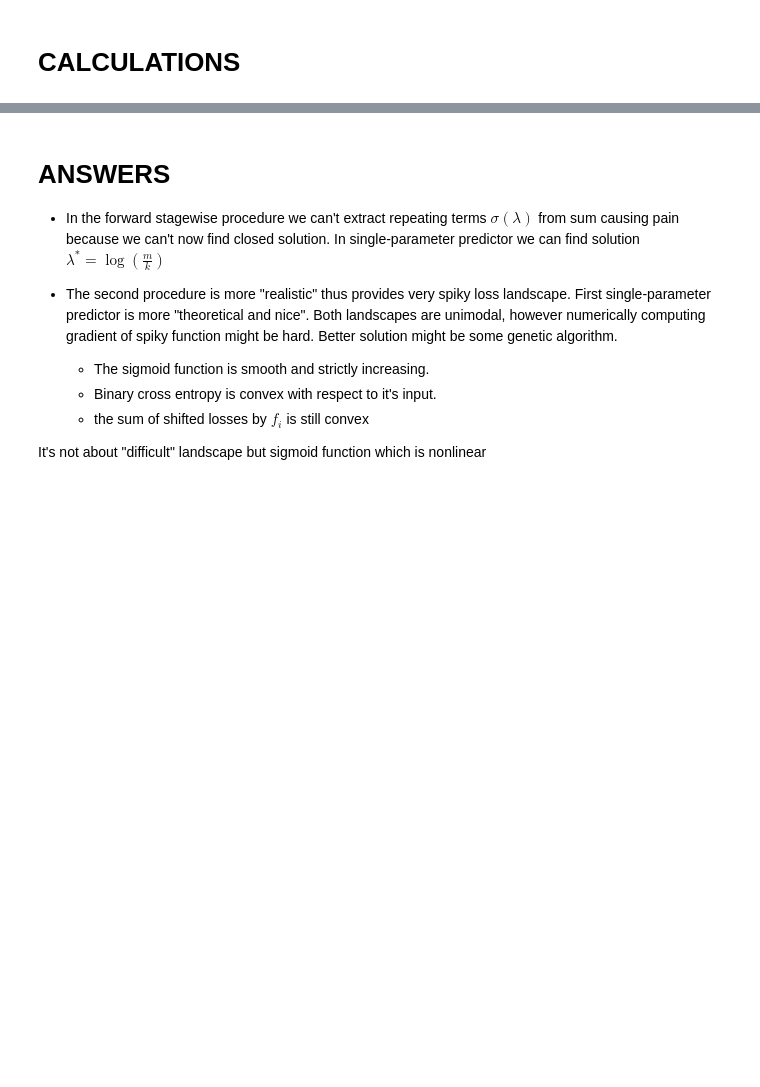
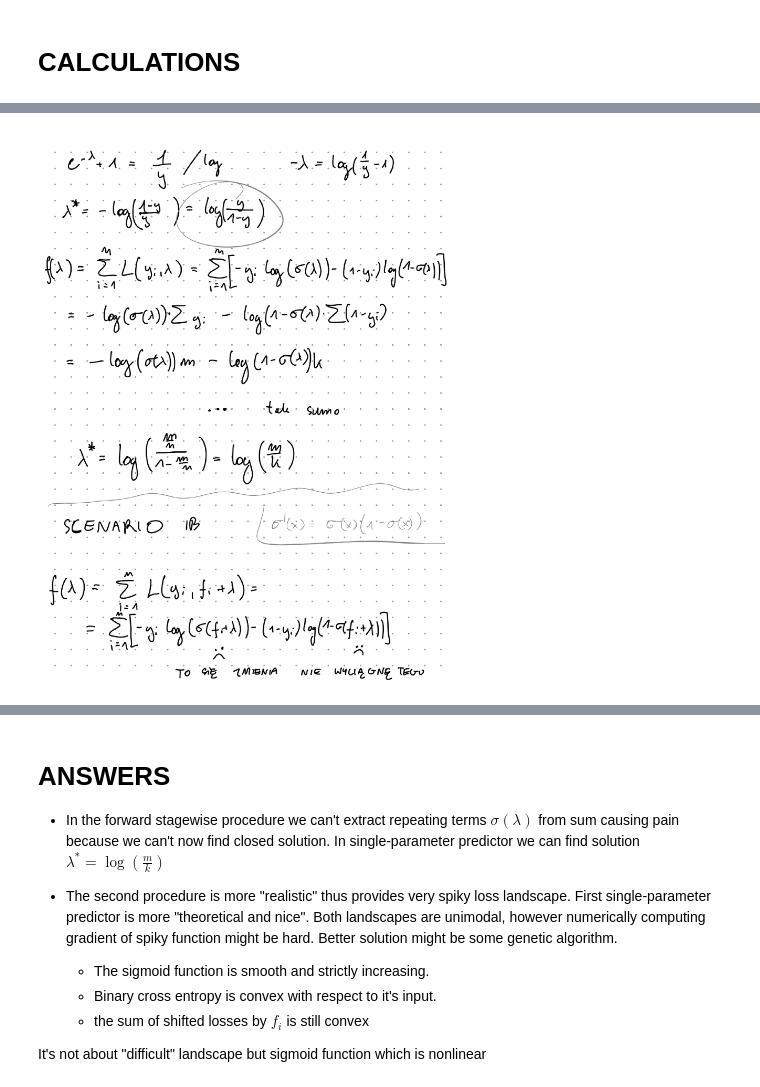
Before and after one commit to Kos261/ML25, a Jupyter notebook: Lab7/HW7.ipynb, the cells around one changed output, grey strips where cells are left out. Saved outputs shown, nothing was run; the diff lists cells and outputs as text; code cells hidden in the pictures; blank space fills up the shorter version.

```diff
--- a/Lab7/HW7.ipynb
+++ b/Lab7/HW7.ipynb
@@ -122,3 +119,8 @@ Try to install:
+# %%
+img2 = WImage(filename='/home/konstanty/Projects/UW/ML25/Lab7/samples/ml1_note.pdf[1]', resolution=100) # bigger
+img2
+# %% [output]
+[figure, added]
 # %%
 import sklearn
 import numpy as np
```
Also changed, not shown: parts of 3 cells of this notebook, 1 other file.
